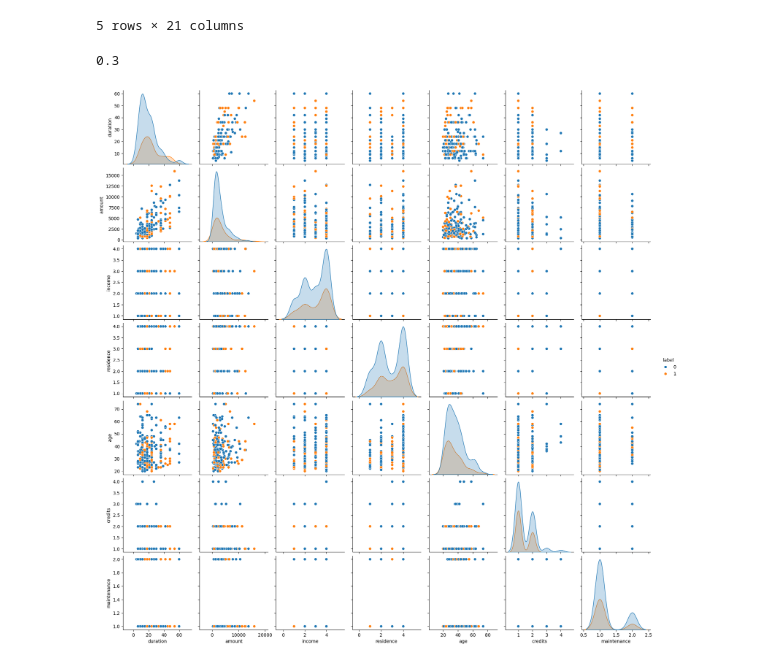
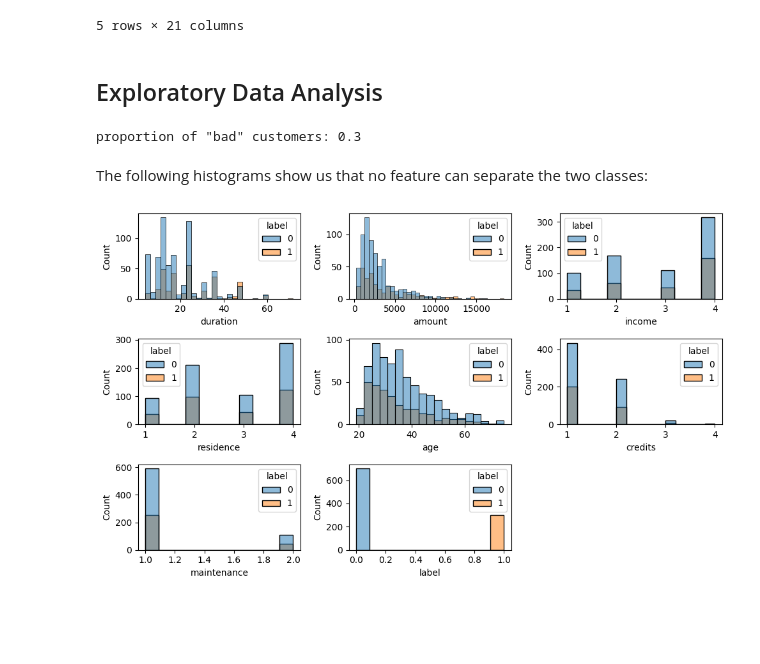
Before and after one commit to leztien/portfolio-project-classification-for-german-credit-database, a Jupyter notebook: exploratory_data_analysis.ipynb, the cells around one changed output. Drawn from its saved outputs; the diff is of its cells as text; code cells hidden in the pictures; blank space fills up the shorter version.

```diff
--- a/exploratory_data_analysis.ipynb
+++ b/exploratory_data_analysis.ipynb
@@ -248,11 +225,24 @@ df.head()
 | 3 | 42 | 7882 | 2 | 4 | 45 | 1 | 2 | overdrawn | so far so good | furniture | ... |
 | 4 | 24 | 4870 | 3 | 4 | 53 | 2 | 2 | overdrawn | delay | car | ... |
 5 rows × 21 columns
+# %% [markdown]
+## Exploratory Data Analysis
 # %%
-df.label.sum() / len(df)
+print(f'proportion of "bad" customers: {df.label.sum() / len(df)}')
 # %% [output]
-0.3
+proportion of "bad" customers: 0.3
-# %%
-sns.pairplot(df.select_dtypes(np.number).sample(250), hue='label');
-# %% [output]
-[figure, removed]
+# %% [markdown]
+The following histograms show us that no feature can separate the two classes:
+# %%
+# Histograms of numerical features
+df_num = df.select_dtypes(np.number).assign(label=df['label'])
+fig, axes = plt.subplots(nrows=3, ncols=3, figsize=(10, 6))
+
+for i, ax in enumerate(axes.flatten()):
+    if i >= df_num.shape[1]:
+        plt.delaxes(ax)
+        break
+    sns.histplot(df_num, x=df_num.columns[i], hue='label', ax=ax)
+plt.tight_layout()
+# %% [output]
+[figure, added]
```
Also changed, not shown: parts of 8 cells of this notebook, 1 other file.
